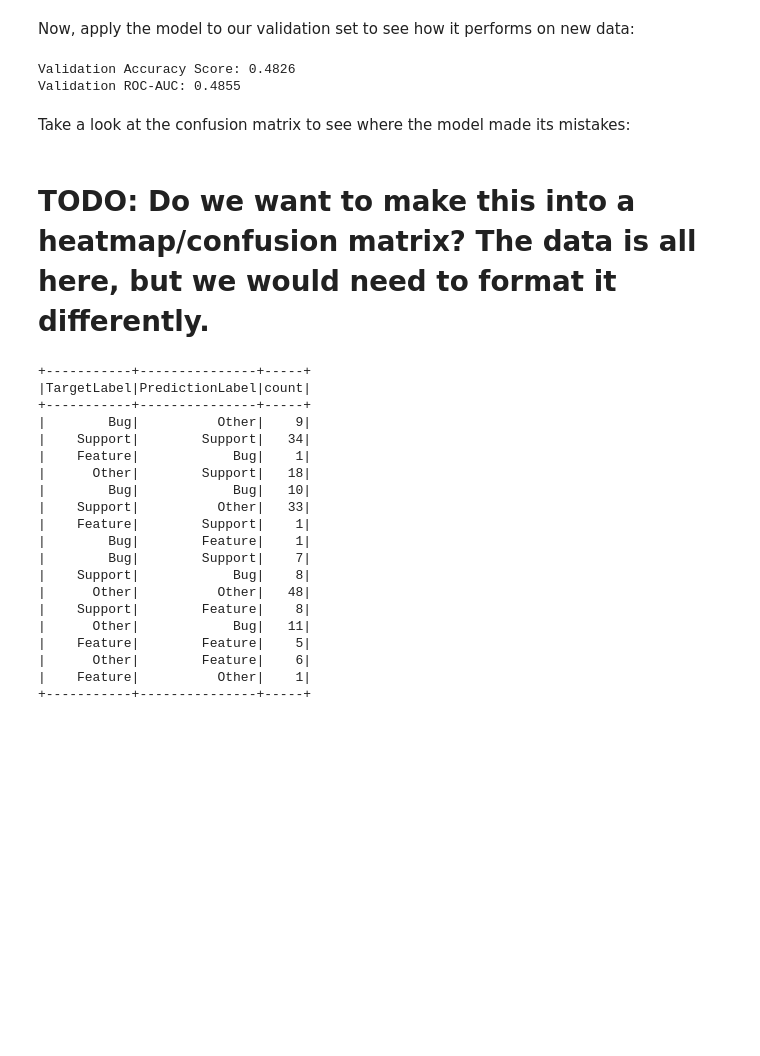
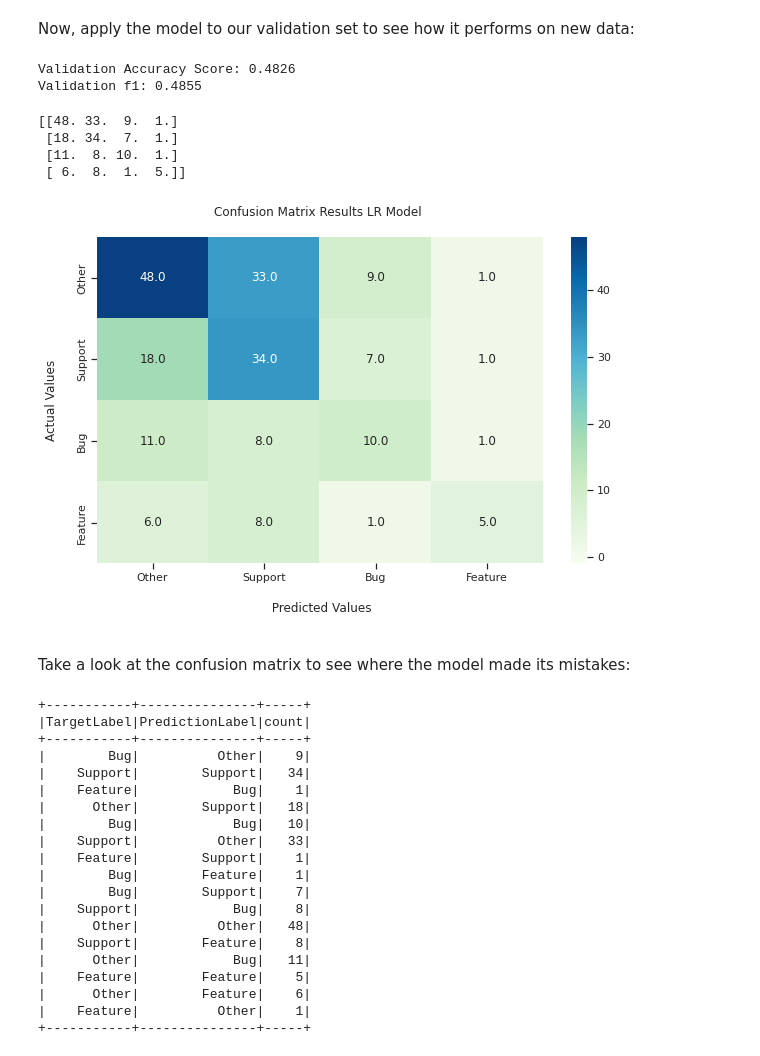
Before and after one commit to folkg/GitHub-Issue-Classifier, a Jupyter notebook: Machine Learning Analysis/Spark_MLAnalysis.ipynb, the cells around one changed output. Cells and saved outputs as stored; diff of their text form; code cells hidden in the pictures; blank space fills up the shorter version.

```diff
--- a/Machine Learning Analysis/Spark_MLAnalysis.ipynb
+++ b/Machine Learning Analysis/Spark_MLAnalysis.ipynb
@@ -187,10 +186,12 @@ We will fit/transform the NLP part of the pipeline and feed it into the Classifi
 # %%
 nlp_fit = nlp_pipe.fit(train_data)
 nlp_train = nlp_fit.transform(train_data)
+# capturing full dataframe here to use for figs later
+nlp_train_full = nlp_train
 nlp_train = nlp_train.select(col('features'), col('label'))
 
 nlp_validate = nlp_fit.transform(validation_data)
-nlp_validate = nlp_validate.select(col('features'), col('label'))
+nlp_validate = nlp_validate.select(col('number'), col('features'), col('label'))
 
 # Save to file for future reference, and load to cache
 nlp_train.write.mode('overwrite').parquet("./nlp/nlp_train.parquet")
@@ -242,16 +450,23 @@ Now, apply the model to our validation set to see how it performs on new data:
 predictions_validate = lr_model.transform(nlp_validate)
 # %%
 accuracy = predictions_validate.filter(predictions_validate.label == predictions_validate.prediction).count() / float(predictions_validate.count())
-roc_auc = evaluator.evaluate(predictions_validate)
+score = evaluator.evaluate(predictions_validate)
 print("Validation Accuracy Score: {0:.4f}".format(accuracy))
-print("Validation ROC-AUC: {0:.4f}".format(roc_auc))
+print("Validation {0}: {1:.4f}".format(evaluator.getMetricName(), score))
 # %% [output]
 Validation Accuracy Score: 0.4826
-Validation ROC-AUC: 0.4855
+Validation f1: 0.4855
+# %%
+# call helper to plot confusion matrix
+confusion_matrix_plotter(predictions_validate, "LR Model")
+# %% [output]
+[[48. 33.  9.  1.]
+ [18. 34.  7.  1.]
+ [11.  8. 10.  1.]
+ [ 6.  8.  1.  5.]]
+[figure, added]
 # %% [markdown]
 Take a look at the confusion matrix to see where the model made its mistakes:
-# %% [markdown]
-# TODO: Do we want to make this into a heatmap/confusion matrix? The data is all here, but we would need to format it differently.
 # %%
 # generate the hits/misses
 confusion_table = predictions_validate.groupBy('label','prediction').count()
```
Also changed, not shown: parts of 59 cells of this notebook.
